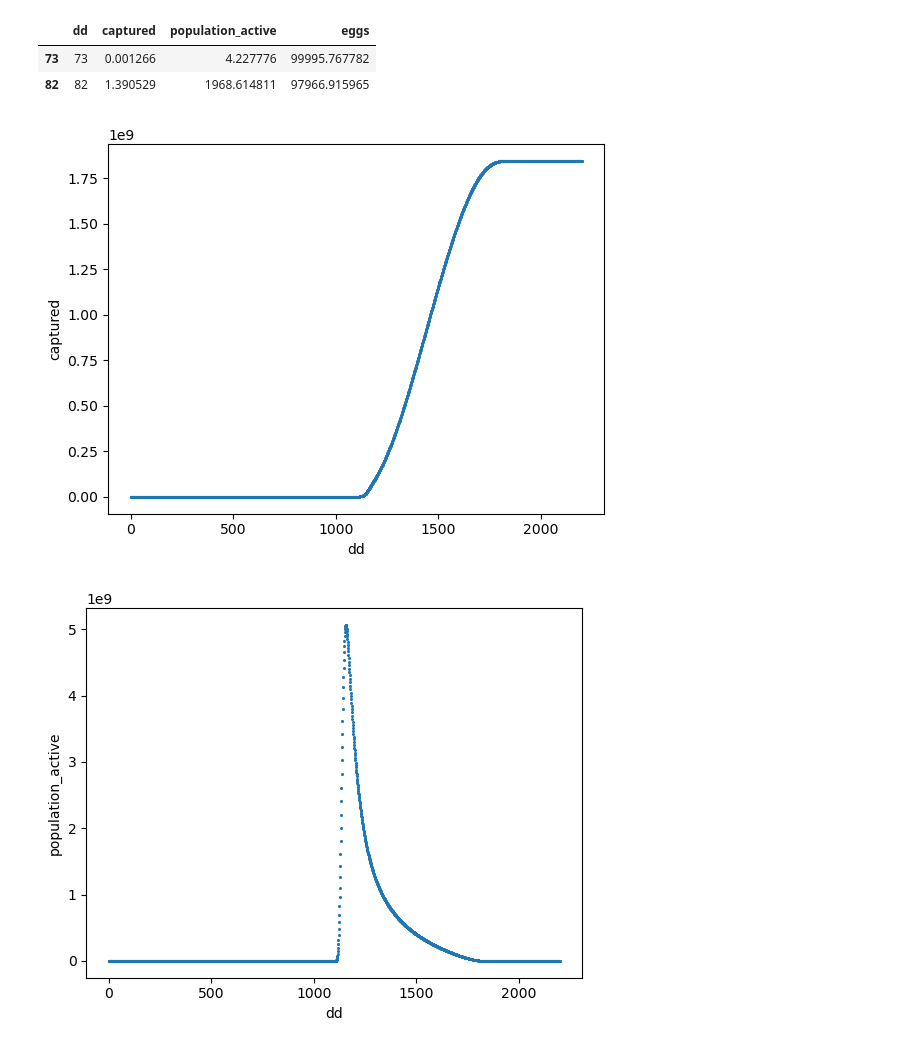
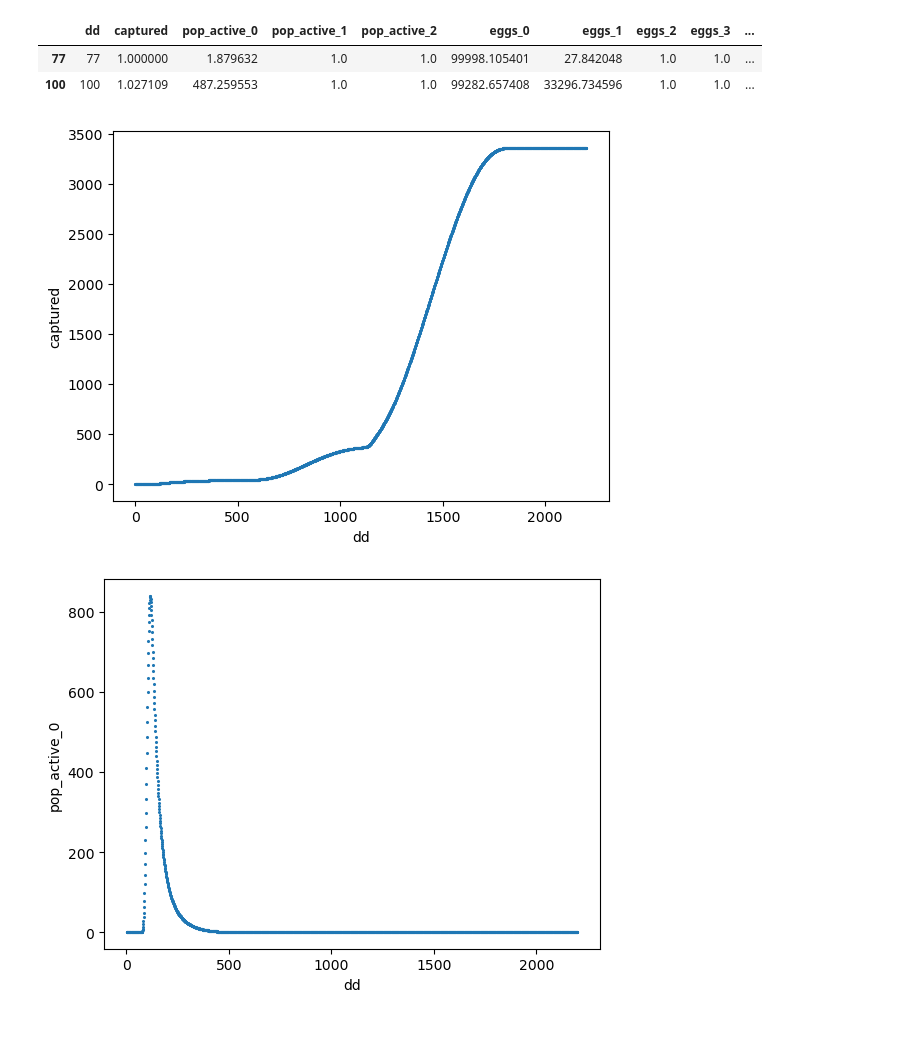
Before and after one commit to PacificBird/InsectPhenologyCaptureSim, a Jupyter notebook: analysis.ipynb, the cells around one changed output. Cells and saved outputs as stored; diff of their text form; code cells hidden in the pictures.

```diff
--- a/analysis.ipynb
+++ b/analysis.ipynb
@@ -1,13 +1,19 @@
 # %%
 import pandas as pd
 df = pd.read_csv('test_0.csv')
+df = df.clip(lower=1)
 df.plot.scatter(0, 1, 1.5)
 df.plot.scatter(0, 2, 1.5)
 df.plot.scatter(0, 3, 1.5)
-pd.concat([df[df.population_active >= 1].head(1), df[df.captured >= 1].head(1)])
+df.plot.scatter(0, 4, 1.5)
+df.plot.scatter(0, 5, 1.5)
+df.plot.scatter(0, 6, 1.5)
+df.plot.scatter(0, 7, 1.5)
+df.plot.scatter(0, 8, 1.5)
+pd.concat([df[df.pop_active_0 > 1].head(1), df[df.captured > 1].head(1)])
 # %% [output]
-|  | dd | captured | population_active | eggs |
-| 73 | 73 | 0.001266 | 4.227776 | 99995.767782 |
-| 82 | 82 | 1.390529 | 1968.614811 | 97966.915965 |
+|  | dd | captured | pop_active_0 | pop_active_1 | pop_active_2 | eggs_0 | eggs_1 | eggs_2 | eggs_3 | ... |
+| 77 | 77 | 1.000000 | 1.879632 | 1.0 | 1.0 | 99998.105401 | 27.842048 | 1.0 | 1.0 | ... |
+| 100 | 100 | 1.027109 | 487.259553 | 1.0 | 1.0 | 99282.657408 | 33296.734596 | 1.0 | 1.0 | ... |
-[figure, old version]
+[figure, new version]
-[figure, old version]
+[figure, new version]
```
Also changed, not shown: parts of 9 cells of this notebook, 7 other files.
